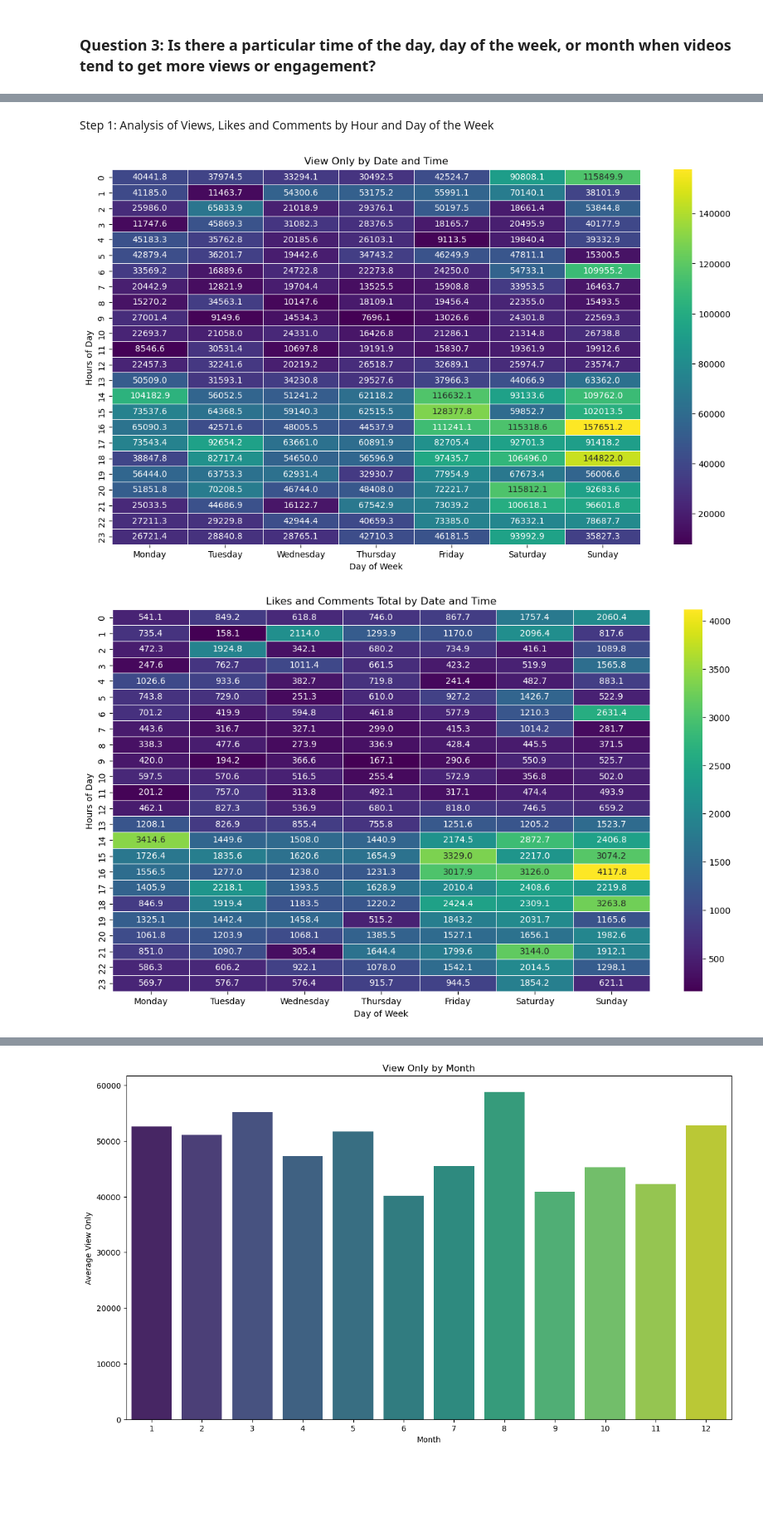
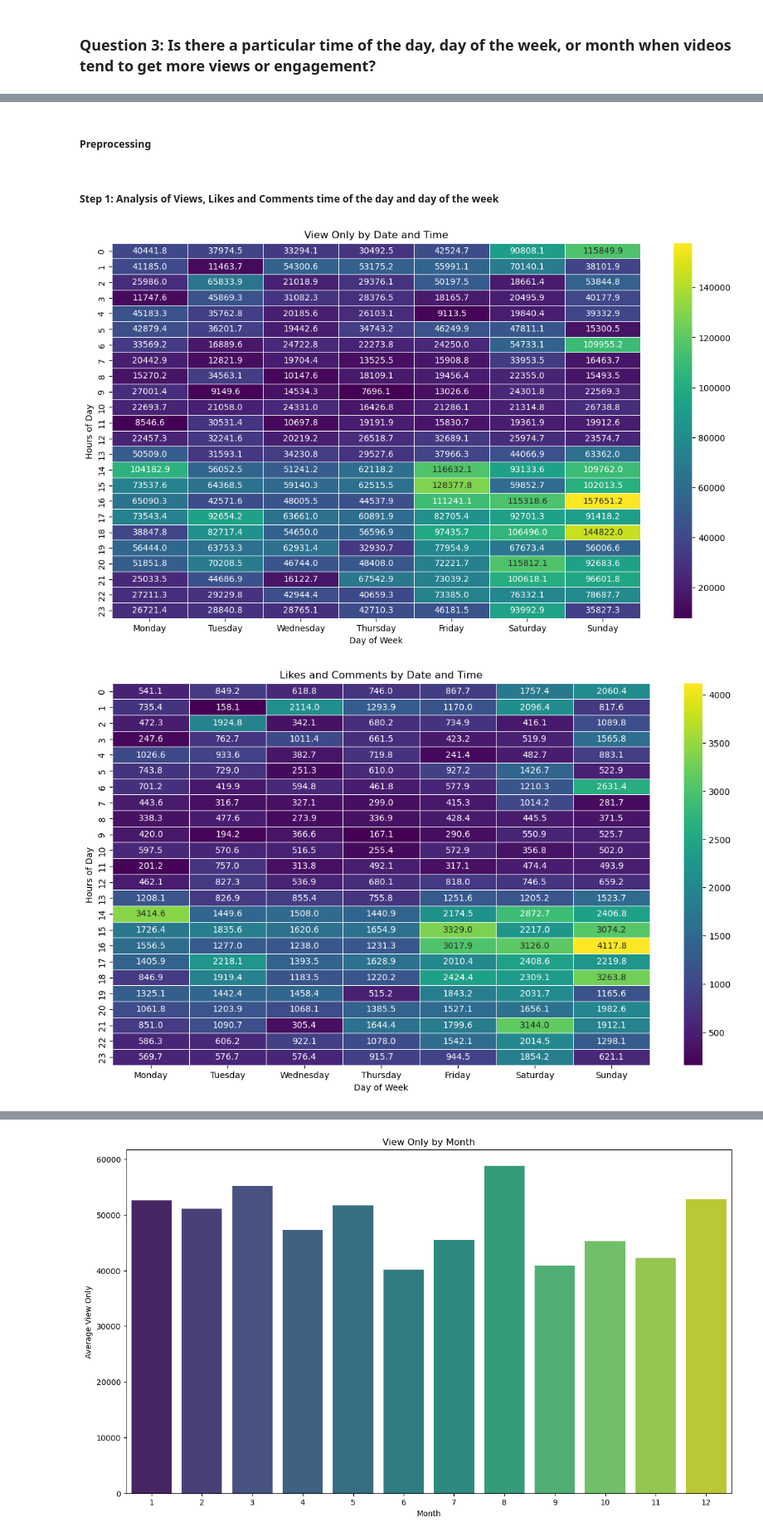
Before and after one commit to BaoDias2505/FinalProject_Introduction-to-data-science, a Jupyter notebook: notebooks/03-Eda.ipynb, the cells around one changed output, grey strips where cells are left out. Shown: that part at 83% size. Cells and saved outputs as stored; diff of their text form; code cells hidden in the pictures; blank space fills up the shorter version.

Commit message:
updated preprocessing

```diff
--- a/notebooks/03-Eda.ipynb
+++ b/notebooks/03-Eda.ipynb
@@ -59,0 +48,2 @@ video_df.describe()
+# %% [markdown]
+##### Preprocessing
@@ -60,2 +60,2 @@ video_df.describe()
 # %% [markdown]
-Step 1: Analysis of Views, Likes and Comments by Hour and Day of the Week
+##### Step 1: Analysis of Views, Likes and Comments time of the day and day of the week
@@ -68,31 +62,28 @@ interaction_df['day_of_week'] = pd.Categorical(interaction_df['day_of_week'], ca
 # %%
-interaction_df['total_interaction'] = interaction_df['viewCount'] + interaction_df['likeCount'] + interaction_df['commentCount']
-interaction_df['like_comment_total'] = interaction_df['likeCount'] + interaction_df['commentCount']
-interaction_df['view_only'] = interaction_df['total_interaction'] - interaction_df['like_comment_total']
 
 plt.figure(figsize=(14, 8))
-heatmap_view_only = interaction_df.pivot_table(index='hour', columns='day_of_week', values='view_only', aggfunc='mean')
-sns.heatmap(heatmap_view_only, cmap='viridis', annot=True, fmt=".1f", linewidths=.5)
+view_only = interaction_df.pivot_table(index='hour', columns='day_of_week', values='view_only', aggfunc='mean')
+sns.heatmap(view_only, cmap='viridis', annot=True, fmt=".1f", linewidths=.5)
 plt.title('View Only by Date and Time')
 plt.xlabel('Day of Week')
 plt.ylabel('Hours of Day')
 plt.show()
 
 plt.figure(figsize=(14, 8))
-heatmap_like_comment_total = interaction_df.pivot_table(index='hour', columns='day_of_week', values='like_comment_total', aggfunc='mean')
-sns.heatmap(heatmap_like_comment_total, cmap='viridis', annot=True, fmt=".1f", linewidths=.5)
-plt.title('Likes and Comments Total by Date and Time')
+like_comment_total = interaction_df.pivot_table(index='hour', columns='day_of_week', values='like_comment_total', aggfunc='mean')
+sns.heatmap(like_comment_total, cmap='viridis', annot=True, fmt=".1f", linewidths=.5)
+plt.title('Likes and Comments by Date and Time')
 plt.xlabel('Day of Week')
 plt.ylabel('Hours of Day')
 plt.show()
 
 plt.figure(figsize=(14, 8))
-heatmap_total_interaction_total = interaction_df.pivot_table(index='hour', columns='day_of_week', values='total_interaction', aggfunc='mean')
-sns.heatmap(heatmap_total_interaction_total, cmap='viridis', annot=True, fmt=".1f", linewidths=.5)
-plt.title('Total interaction Total by Date and Time')
+total_interaction_total = interaction_df.pivot_table(index='hour', columns='day_of_week', values='total_interaction', aggfunc='mean')
+sns.heatmap(total_interaction_total, cmap='viridis', annot=True, fmt=".1f", linewidths=.5)
+plt.title('Total interaction by Date and Time')
 plt.xlabel('Day of Week')
 plt.ylabel('Hours of Day')
 plt.show()
 # %% [output]
 [figure]
-[figure, old version]
+[figure, new version]
```
Also changed, not shown: parts of 13 cells of this notebook, 2 other files.
